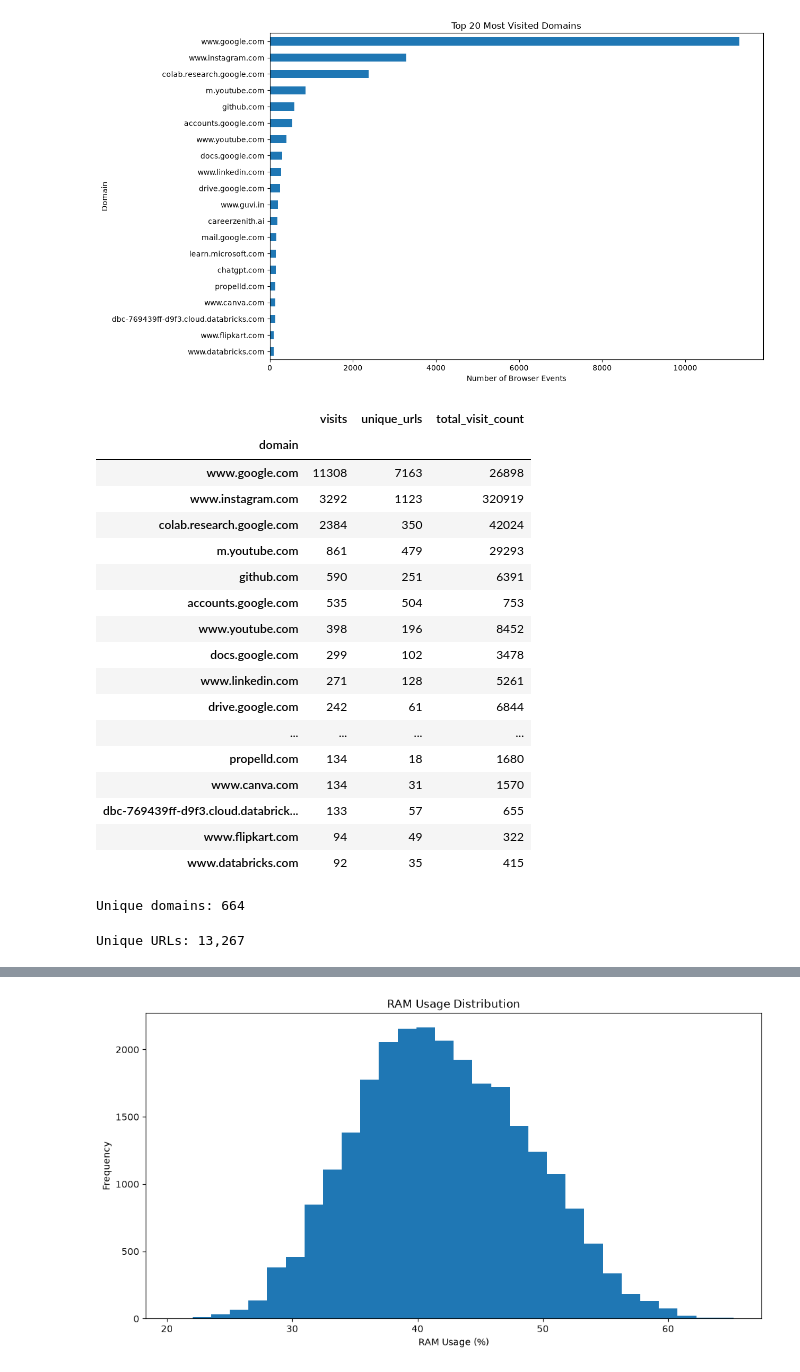
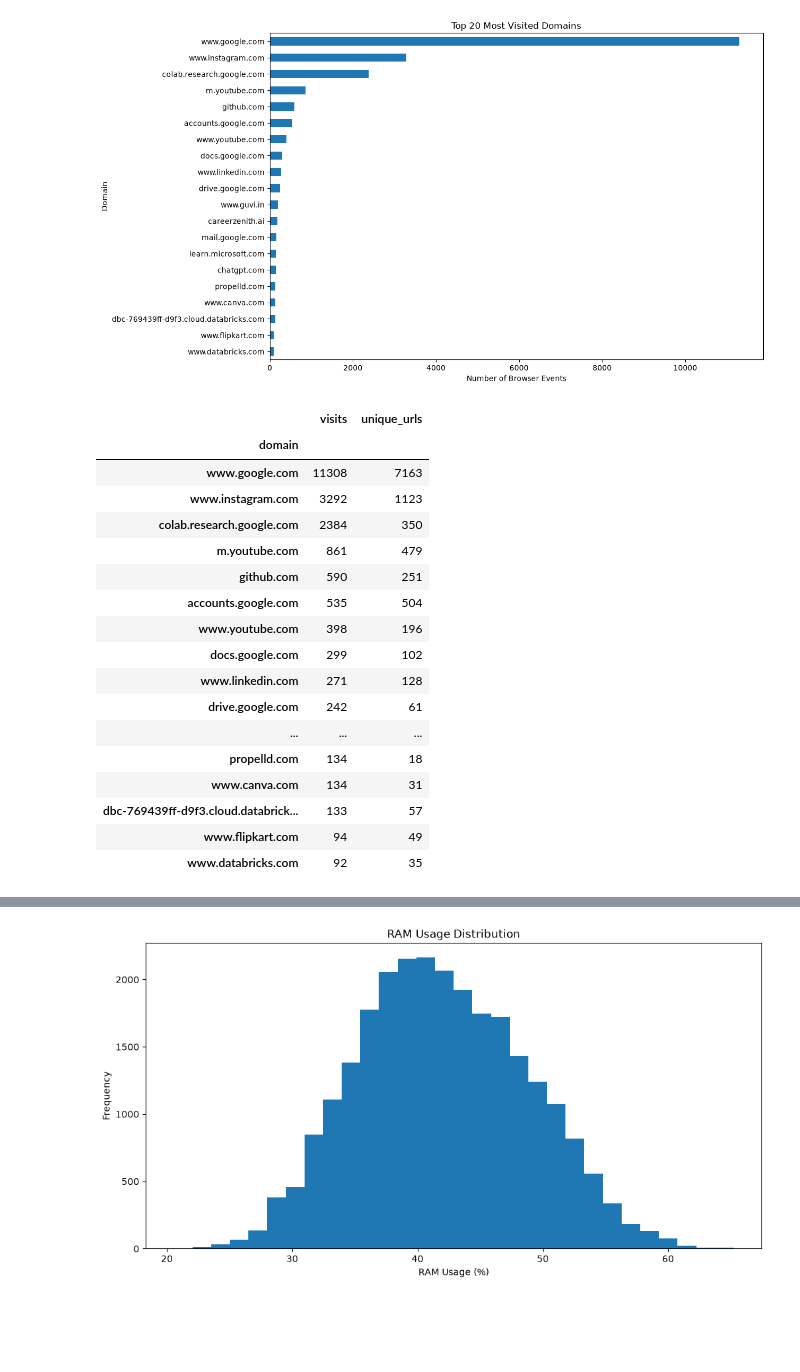
Before and after one commit to abishek-murugan/Intelligent-Browser-Behavior-Analytics-Platform, a Jupyter notebook: notebooks/01_eda_browser_ram.ipynb, the cells around one changed output, grey strips where cells are left out. Saved outputs shown, nothing was run; the diff lists cells and outputs as text; code cells hidden in the pictures; blank space fills up the shorter version.

```diff
--- a/notebooks/01_eda_browser_ram.ipynb
+++ b/notebooks/01_eda_browser_ram.ipynb
@@ -12,8 +46,6 @@ plt.rcParams["figure.figsize"] = (12, 6)
 # %%
-DATA_PATH = Path("../data/silver/browser_ram_aligned.parquet")
+events = pd.read_parquet(paths["browser_ram_categorized"])
 
-df = pd.read_parquet(DATA_PATH)
-
-print(f"Shape: {df.shape}")
-df.head()
+print(f"Shape: {events.shape}")
+events.head()
 # %% [output]
@@ -46,13 +79,15 @@ memory usage: 14.0 MB
 # %%
-df["timestamp"] = pd.to_datetime(
-    df["timestamp"],
+events = events.copy()
+
+events["timestamp"] = pd.to_datetime(
+    events["timestamp"],
     utc=True,
 )
 
-df["hour"] = df["timestamp"].dt.hour
-df["day_of_week"] = df["timestamp"].dt.day_name()
-df["date"] = df["timestamp"].dt.date
-df["day_of_week_num"] = df["timestamp"].dt.dayofweek
+events["hour"] = events["timestamp"].dt.hour
+events["day_of_week"] = events["timestamp"].dt.day_name()
+events["date"] = events["timestamp"].dt.date
+events["day_of_week_num"] = events["timestamp"].dt.dayofweek
 # %% [markdown]
 # Temporal Distribution
 # %%
@@ -211,47 +255,37 @@ plt.show()
 # %% [output]
 [figure]
 # %%
-# visit frequency distribution
-
+# Visit frequency per domain.
+#
+# NOTE: visit_count is a cumulative per-URL counter in Chrome history,
+# so summing it across URLs produces meaningless totals. We therefore
+# report the number of recorded events and unique URLs per domain.
 visit_frequency = (
-    df.groupby("domain")
+    events.groupby("domain")
     .agg(
         visits=("domain", "size"),
         unique_urls=("url", "nunique"),
-        total_visit_count=("visit_count", "sum"),
     )
     .sort_values("visits", ascending=False)
 )
 
 visit_frequency.head(20)
 # %% [output]
-|  | visits | unique_urls | total_visit_count |
-| domain |  |  |  |
-| www.google.com | 11308 | 7163 | 26898 |
-| www.instagram.com | 3292 | 1123 | 320919 |
-| colab.research.google.com | 2384 | 350 | 42024 |
-| m.youtube.com | 861 | 479 | 29293 |
-| github.com | 590 | 251 | 6391 |
-| accounts.google.com | 535 | 504 | 753 |
-| www.youtube.com | 398 | 196 | 8452 |
-| docs.google.com | 299 | 102 | 3478 |
-| www.linkedin.com | 271 | 128 | 5261 |
-| drive.google.com | 242 | 61 | 6844 |
-| ... | ... | ... | ... |
-| propelld.com | 134 | 18 | 1680 |
-| www.canva.com | 134 | 31 | 1570 |
-| dbc-769439ff-d9f3.cloud.databrick... | 133 | 57 | 655 |
-| www.flipkart.com | 94 | 49 | 322 |
-| www.databricks.com | 92 | 35 | 415 |
+|  | visits | unique_urls |
+| domain |  |  |
+| www.google.com | 11308 | 7163 |
+| www.instagram.com | 3292 | 1123 |
+| colab.research.google.com | 2384 | 350 |
+| m.youtube.com | 861 | 479 |
+| github.com | 590 | 251 |
+| accounts.google.com | 535 | 504 |
+| www.youtube.com | 398 | 196 |
+| docs.google.com | 299 | 102 |
+| www.linkedin.com | 271 | 128 |
+| drive.google.com | 242 | 61 |
+| ... | ... | ... |
+| propelld.com | 134 | 18 |
+| www.canva.com | 134 | 31 |
+| dbc-769439ff-d9f3.cloud.databrick... | 133 | 57 |
+| www.flipkart.com | 94 | 49 |
+| www.databricks.com | 92 | 35 |
-# %%
-# unique URL distribution
-
-unique_domains = df["domain"].nunique()
-print(f"Unique domains: {unique_domains:,}")
-# %% [output]
-Unique domains: 664
-# %%
-unique_urls = df["url"].nunique()
-print(f"Unique URLs: {unique_urls:,}")
-# %% [output]
-Unique URLs: 13,267
```
Also changed, not shown: parts of 55 cells of this notebook, 2 other files.
